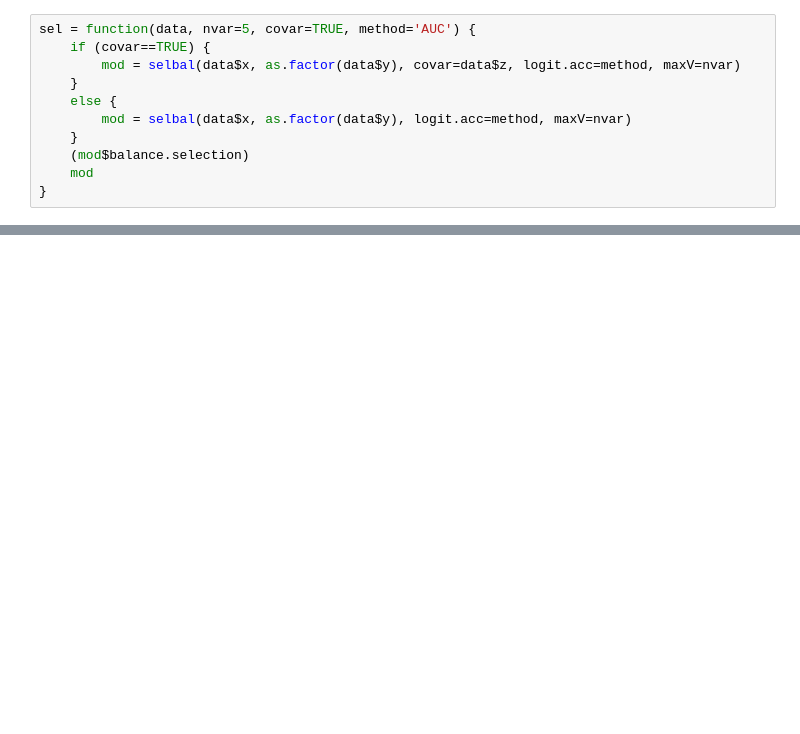
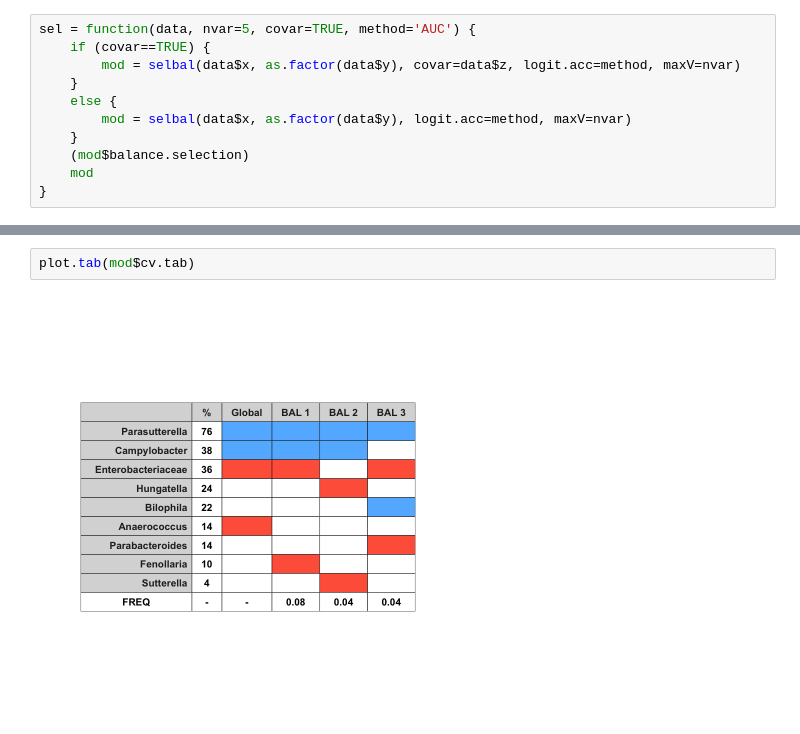
Before and after one commit to tariks/icu-biome, a Jupyter notebook: selbal/balanceR.ipynb, the cells around one changed output, grey strips where cells are left out. Drawn from its saved outputs; the diff is of its cells as text; blank space fills up the shorter version.

```diff
--- a/selbal/balanceR.ipynb
+++ b/selbal/balanceR.ipynb
@@ -97,0 +183,4 @@ A data.frame: 1 × 4
+# %%
+plot.tab(mod$cv.tab)
+# %% [output]
+[figure, added]
```
Also changed, not shown: parts of 12 cells of this notebook, 13 other files.
